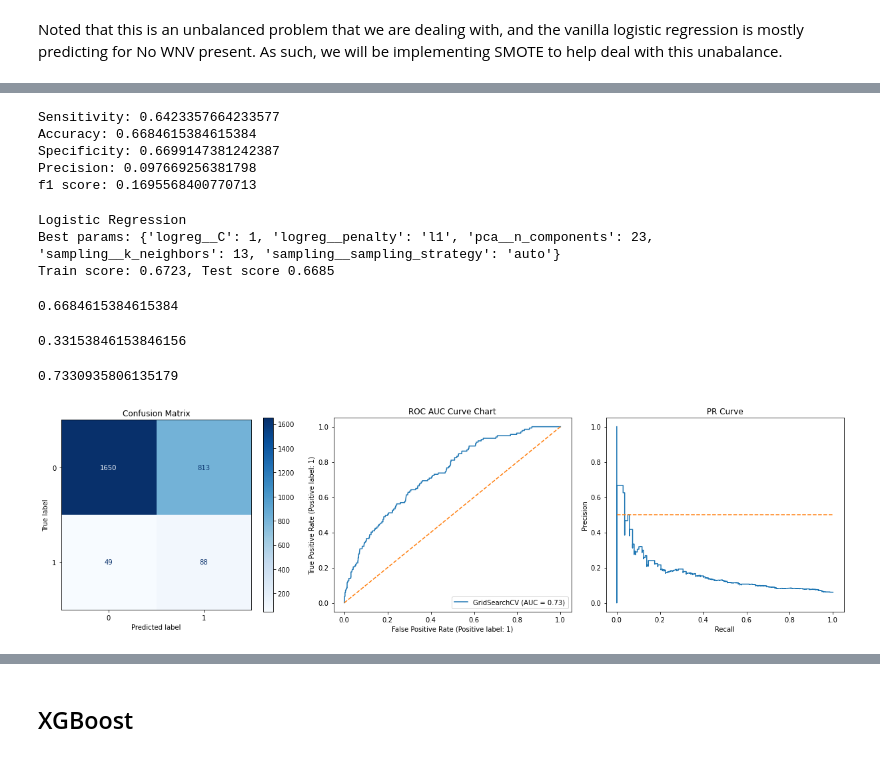
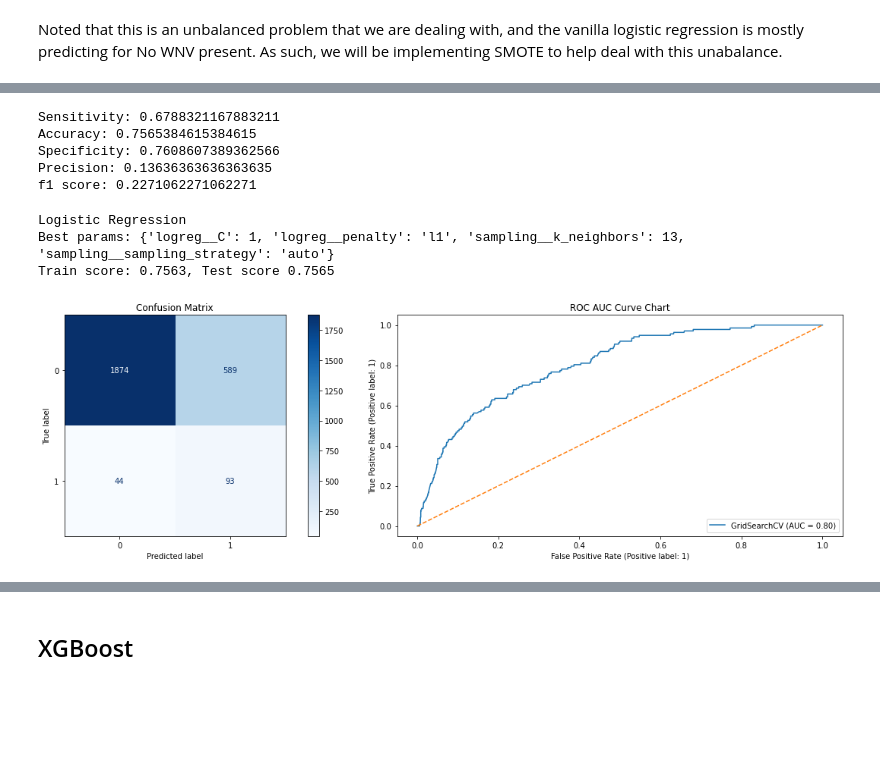
Before and after one commit to rashidi-norhashim/Team-folder, a Jupyter notebook: P4/codes/Project 4 Part 3- Modelling.ipynb, the cells around one changed output, grey strips where cells are left out. Drawn from its saved outputs; the diff is of its cells as text; code cells hidden in the pictures; blank space fills up the shorter version.

```diff
--- a/P4/codes/Project 4 Part 3- Modelling.ipynb
+++ b/P4/codes/Project 4 Part 3- Modelling.ipynb
@@ -175,31 +174,21 @@ Thus, in our next of exploration of models, we will be exploring using SMOTE tec
 Noted that this is an unbalanced problem that we are dealing with, and the vanilla logistic regression is mostly predicting for No WNV present. As such, we will be implementing SMOTE to help deal with this unabalance.
 # %%
 # Creating a pipeline model for StandardScaler, SMOTE, PCA and Logistic Regression
-pipe_pca_logreg = Pipeline([
+pipe_smote_logreg = Pipeline([
                 ('sampling', SMOTE(random_state=100)),
-                 ('pca', PCA(random_state=100)),
                  ('logreg', LogisticRegression(solver='liblinear', random_state=100))
                 ])
 # %%
-# pipe_pca_logreg_params = {
-#     'logreg__penalty': ['l1','l2'],
-#     'logreg__C': [1, 1.5, 2],
-#     'pca__n_components': [21,22,23,24],
-#     'sampling__sampling_strategy': ['minority', 'not minority', 'auto'],
-#     'sampling__k_neighbors': [3, 5],
-# }
-
-pipe_pca_logreg_params = {
+pipe_smote_logreg_params = {
     'logreg__penalty': ['l1'],
     'logreg__C': [1],
-    'pca__n_components': [23],
     'sampling__sampling_strategy': ['auto','minority'],
     'sampling__k_neighbors': [13],
 }
 # %%
-gs_pca_logreg = GridSearchCV(pipe_pca_logreg, pipe_pca_logreg_params, verbose=2, n_jobs=-1)
+gs_smote_logreg = GridSearchCV(pipe_smote_logreg, pipe_smote_logreg_params, verbose=2, n_jobs=-1)
 # %%
 %%time
-gs_pca_logreg.fit(X_train_sc, y_train)
+gs_smote_logreg.fit(X_train_sc, y_train)
 # %% [output]
 Fitting 5 folds for each of 2 candidates, totalling 10 fits
@@ -218,7 +205,7 @@ GridSearchCV(estimator=Pipeline(steps=[('sampling', SMOTE(random_state=100)),
              verbose=2)
 # %%
 # for sorting out later, to confirm how we want to present modeling
-preds = gs_pca_logreg.predict(X_test_sc)
+preds = gs_smote_logreg.predict(X_test_sc)
 tn, fp, fn, tp = confusion_matrix(y_test, preds).ravel()
 acc = (tp + tn) / (tn + fp + fn + tp)
 misclass = 1 - acc
@@ -226,55 +213,35 @@ sens = tp / (tp + fn)
 spec = tn / (tn + fp)
 prec = tp / (tp + fp)
 f_one_score = f1_score(y_test, preds)
-roc_auc = roc_auc_score(y_test, gs_pca_logreg.predict_proba(X_test_sc)[:,1])
+roc_auc = roc_auc_score(y_test, gs_smote_logreg.predict_proba(X_test_sc)[:,1])
 print('Sensitivity:', sens)
 print('Accuracy:',acc)
 print('Specificity:',spec)
 print('Precision:',prec)
 print('f1 score:',f_one_score)
-#pr_score = average_precision_score(y_test, gs_pca_logreg.predict_proba(X_test_sc)[:,1])
 # %% [output]
-Sensitivity: 0.6423357664233577
-Accuracy: 0.6684615384615384
-Specificity: 0.6699147381242387
-Precision: 0.097669256381798
-f1 score: 0.1695568400770713
+Sensitivity: 0.6788321167883211
+Accuracy: 0.7565384615384615
+Specificity: 0.7608607389362566
+Precision: 0.13636363636363635
+f1 score: 0.2271062271062271
 # %%
 print('Logistic Regression')
-print("Best params: {}".format(gs_pca_logreg.best_params_))
-print('Train score: {}, Test score {}'.format(round(gs_pca_logreg.best_score_, 4), round(gs_pca_logreg.best_estimator_.score(X_test_sc, y_test), 4)))
+print("Best params: {}".format(gs_smote_logreg.best_params_))
+print('Train score: {}, Test score {}'.format(round(gs_smote_logreg.best_score_, 4), round(gs_smote_logreg.best_estimator_.score(X_test_sc, y_test), 4)))
 # %% [output]
 Logistic Regression
-Best params: {'logreg__C': 1, 'logreg__penalty': 'l1', 'pca__n_components': 23, 'sampling__k_neighbors': 13, 'sampling__sampling_strategy': 'auto'}
-Train score: 0.6723, Test score 0.6685
+Best params: {'logreg__C': 1, 'logreg__penalty': 'l1', 'sampling__k_neighbors': 13, 'sampling__sampling_strategy': 'auto'}
+Train score: 0.7563, Test score 0.7565
-# %%
-acc
-# %% [output]
-0.6684615384615384
-# %%
-misclass
-# %% [output]
-0.33153846153846156
-# %%
-roc_auc
-# %% [output]
-0.7330935806135179
 # %%
-fig, axes = plt.subplots(ncols=3, figsize=(17,5))
+fig, axes = plt.subplots(ncols=2, figsize=(17,5))
 
-cm_chart = plot_confusion_matrix(gs_pca_logreg, X_test_sc, y_test, cmap='Blues', values_format='d', ax=axes[0]);
+cm_chart = plot_confusion_matrix(gs_smote_logreg, X_test_sc, y_test, cmap='Blues', values_format='d', ax=axes[0]);
 axes[0].title.set_text('Confusion Matrix')
-# cm_chart = plot_confusion_matrix(gs_pca_logreg, X_test_sc, y, cmap='Blues', values_format='d',display_labels=['WNV Not Present (0)','WNV Present (1)'], ax=axes[0]);
-roc_curve = plot_roc_curve(gs_pca_logreg, X_test_sc, y_test, ax=axes[1])
+roc_curve = plot_roc_curve(gs_smote_logreg, X_test_sc, y_test, ax=axes[1])
 axes[1].plot([0, 1], [0, 1], label='baseline', linestyle='--' )
 axes[1].title.set_text('ROC AUC Curve Chart')
-precision, recall, thresholds = precision_recall_curve(y_test, gs_pca_logreg.predict_proba(X_test_sc)[:,1])
-pr_curve = PrecisionRecallDisplay(precision=precision, recall=recall)#(gs_pca_logreg, X_test_sc, y, ax=axes[2])
-pr_curve.plot(ax=axes[2])
-#    axes[2].plot([min(thresholds),max(thresholds)], [min(thresholds),max(thresholds)], label='threshold', linestyle='--')
-axes[2].plot([0, 1], [0.5, 0.5],label='baseline', linestyle='--' )
-axes[2].title.set_text('PR Curve')
 fig.tight_layout()
 # %% [output]
-[figure, old version]
+[figure, new version]
 # %% [markdown]
```
Also changed, not shown: parts of 34 cells of this notebook.
